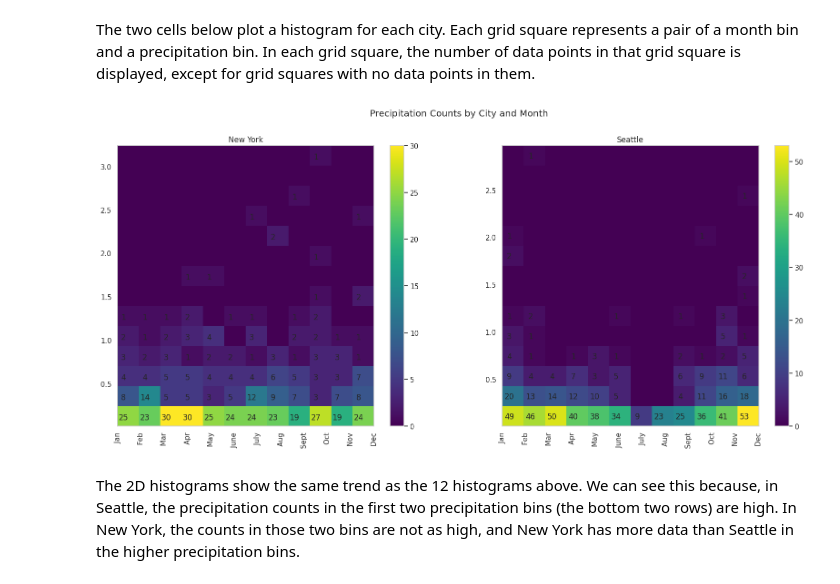
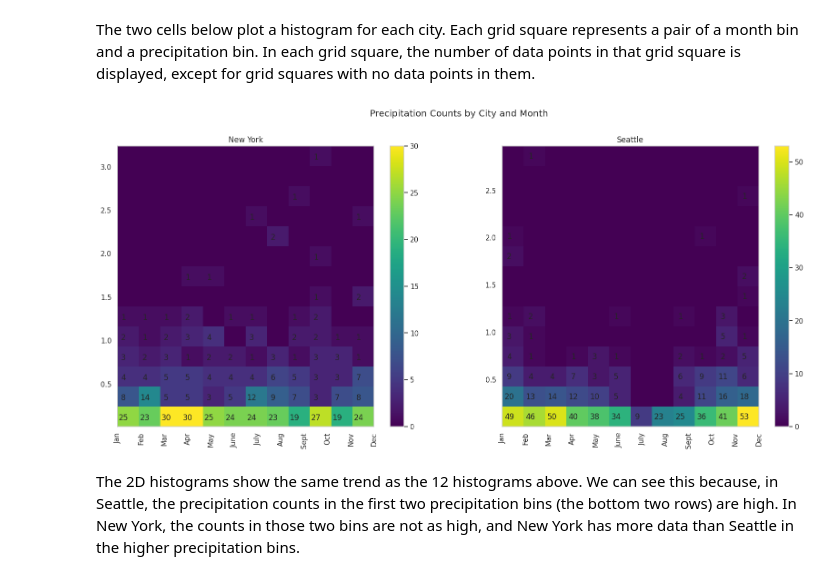
Before and after one commit to David-S-2002/Seattle-Weather, a Jupyter notebook: data_analysis.ipynb, the cells around one changed output. Cells and saved outputs as stored; diff of their text form; code cells hidden in the pictures.

```diff
--- a/data_analysis.ipynb
+++ b/data_analysis.ipynb
@@ -75,6 +75,9 @@ The mean precipitation in Seattle is about 0.106, and the mean precipitation in
 # %% [markdown]
 Next, we will take the average precipitation in each city in each month (across all the years). This way, we will see if the trend each month is the same as the overall pattern (more rain in New York), or whether Seattle has more precipitation in some months. The following code cell plots the average precipitation in each month.
 # %%
+# We will use this variable to label the axes
+month_names = ['Jan', 'Feb', 'Mar', 'Apr', 'May', 'June', 'July', 'Aug', 'Sept', 'Oct', 'Nov', 'Dec']
+
 plt.figure(figsize=(20,5))
 
 sns.lineplot(data=df, x='month', y='precipitation', hue='city', errorbar=('ci',False))
@@ -82,7 +85,7 @@ sns.lineplot(data=df, x='month', y='precipitation', hue='city', errorbar=('ci',F
 plt.xlabel('Month', fontsize=18)
 plt.ylabel('Precipitation (inches)', fontsize=18)
 
-plt.xticks(ticks=np.arange(12)+1, labels=['Jan', 'Feb', 'Mar', 'Apr', 'May', 'June', 'July', 'Aug', 'Sept', 'Oct', 'Nov', 'Dec'], rotation=45)
+plt.xticks(ticks=np.arange(12)+1, labels=month_names, rotation=45)
 plt.xlim(1, 12)
 plt.tick_params(labelsize=15)
 plt.title("Average Precipitation per Month")
@@ -198,39 +201,38 @@ The two cells below plot a histogram for each city. Each grid square represents
 fig, ax = plt.subplots(1,2, sharex='col')
 fig.set_size_inches((20, 8))
 plt.suptitle("Precipitation Counts by City and Month")
-labels=['  Jan', '  Feb', '  Mar', '  Apr', '  May', '  June', '  July', '  Aug', '  Sept', '  Oct', '  Nov', '  Dec']
 
 # One of the things returned by hist2d() is the image, and the colorbar() method needs that image
 hist, xbins, ybins, image = ax[0].hist2d(x_nyc, y_nyc, cmap='viridis', bins=[12,14])
 
 # Put the count in each bin
 for i in range(len(ybins)-1):
     for j in range(len(xbins)-1):
       coords = (xbins[j]+.25,ybins[i]+.1)
       # If there are any points in that precipitation bin, display the count of points
       if int(hist.T[i,j]) > 0:
         ax[0].text(xbins[j]+.25,ybins[i]+.1, int(hist.T[i,j]), ha="center", va="center")
 
 plt.colorbar(image)
 ax[0].set_title("New York")
 ax[0].set_xticks(np.arange(12)+1)
-ax[0].set_xticklabels(labels=labels, rotation=90)
+ax[0].set_xticklabels(labels=month_names, rotation=90)
 
 hist, xbins, ybins, image = ax[1].hist2d(x_seattle, y_seattle, cmap='viridis', bins=[12,14])
 
 for i in range(len(ybins)-1):
     for j in range(len(xbins)-1):
       if int(hist.T[i,j]) > 0:
         ax[1].text(xbins[j]+.3,ybins[i]+.1, int(hist.T[i,j]), ha="center", va="center")
 
 plt.colorbar(image)
 ax[1].set_title("Seattle")
 ax[1].set_xticks(np.arange(12)+1)
-ax[1].set_xticklabels(labels=labels, rotation=90)
+ax[1].set_xticklabels(labels=month_names, rotation=90)
 
 plt.show()
 # %% [output]
-[figure, old version]
+[figure, new version]
 # %% [markdown]
 The 2D histograms show the same trend as the 12 histograms above. We can see this because, in Seattle, the precipitation counts in the first two precipitation bins (the bottom two rows) are high. In New York, the counts in those two bins are not as high, and New York has more data than Seattle in the higher precipitation bins.
 # %% [markdown]
```
Also changed, not shown: parts of 1 cell of this notebook.
